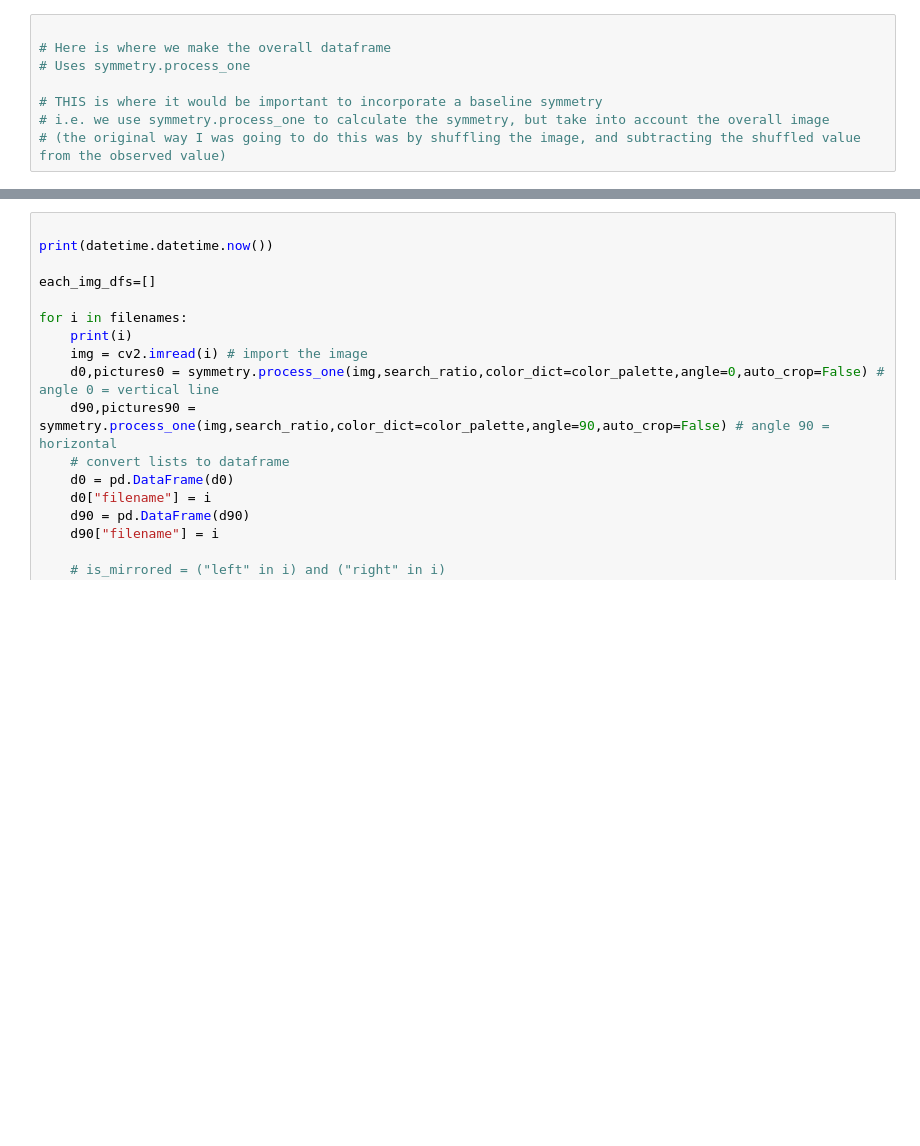
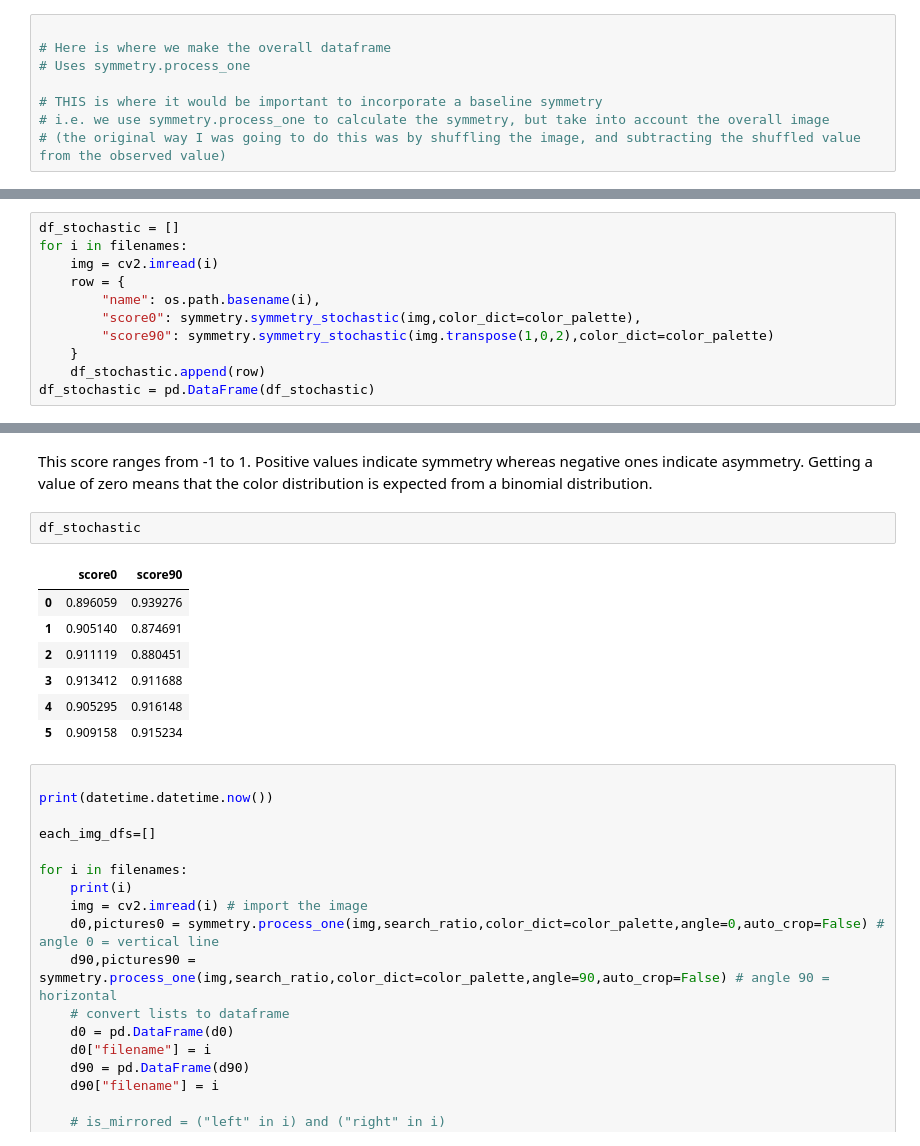
Before and after one commit to mls453/symmetry_optimizer, a Jupyter notebook: MLS_example_Nov2021.ipynb, the cells around one changed output, grey strips where cells are left out. Saved outputs shown, nothing was run; the diff lists cells and outputs as text; blank space fills up the shorter version.

```diff
--- a/MLS_example_Nov2021.ipynb
+++ b/MLS_example_Nov2021.ipynb
@@ -147,0 +153,11 @@ for i in filenames:
+# %%
+df_stochastic = []
+for i in filenames:
+    img = cv2.imread(i)
+    row = {
+        "name": os.path.basename(i),
+        "score0": symmetry.symmetry_stochastic(img,color_dict=color_palette),
+        "score90": symmetry.symmetry_stochastic(img.transpose(1,0,2),color_dict=color_palette)
+    }
+    df_stochastic.append(row)
+df_stochastic = pd.DataFrame(df_stochastic)
@@ -148,3 +177,15 @@ for i in filenames:
+# %% [markdown]
+This score ranges from -1 to 1. Positive values indicate symmetry whereas negative ones indicate asymmetry. Getting a value of zero means that the color distribution is expected from a binomial distribution.
+# %%
+df_stochastic
+# %% [output]
+|  | score0 | score90 |
+| 0 | 0.896059 | 0.939276 |
+| 1 | 0.905140 | 0.874691 |
+| 2 | 0.911119 | 0.880451 |
+| 3 | 0.913412 | 0.911688 |
+| 4 | 0.905295 | 0.916148 |
+| 5 | 0.909158 | 0.915234 |
 # %%
 
 print(datetime.datetime.now())
```
Also changed, not shown: parts of 7 cells of this notebook, 5 other files.
